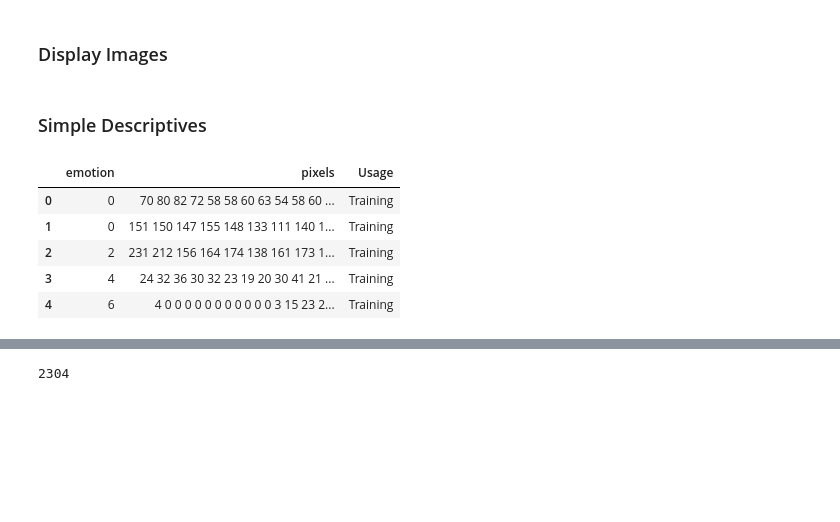
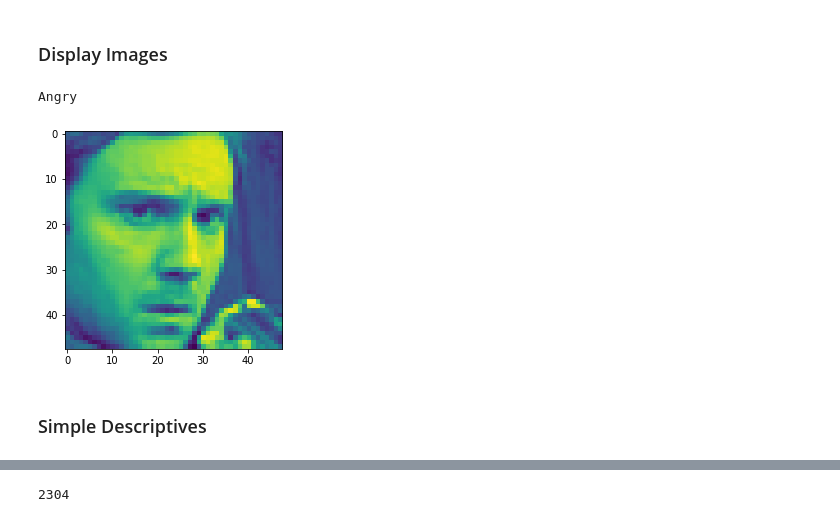
Before and after one commit to JaildoR/getthevibe_api, a Jupyter notebook: notebooks/JA_GTV-Experimental.ipynb, the cells around one changed output, grey strips where cells are left out. Saved outputs shown, nothing was run; the diff lists cells and outputs as text; code cells hidden in the pictures; blank space fills up the shorter version.

```diff
--- a/notebooks/JA_GTV-Experimental.ipynb
+++ b/notebooks/JA_GTV-Experimental.ipynb
@@ -38,21 +45,17 @@ FER2013_HEIGHT = 48
 # Function showing picture
 def show_image(index):
     """Shows the image and the emotion label of the index's instance."""
-    image = image_data.at[index, "pixels"].split(" ")
+    image = image_df.at[index, "pixels"].split(" ")
     image = np.reshape(image,(FER2013_WIDTH, FER2013_HEIGHT)).astype("float")
-    print(Emotions[image_data.at[index, "emotion"]])
+    print(Emotions[image_df.at[index, "emotion"]])
     plt.imshow(image)
+# %%
+show_image(0)
+# %% [output]
+Angry
+[figure, added]
 # %% [markdown]
 ###  Simple Descriptives
-# %%
-image_df.head(5)
-# %% [output]
-|  | emotion | pixels | Usage |
-| 0 | 0 | 70 80 82 72 58 58 60 63 54 58 60 ... | Training |
-| 1 | 0 | 151 150 147 155 148 133 111 140 1... | Training |
-| 2 | 2 | 231 212 156 164 174 138 161 173 1... | Training |
-| 3 | 4 | 24 32 36 30 32 23 19 20 30 41 21 ... | Training |
-| 4 | 6 | 4 0 0 0 0 0 0 0 0 0 0 0 3 15 23 2... | Training |
 # %%
 image_df.describe
 # %% [output]
```
Also changed, not shown: parts of 41 cells of this notebook, 1 other file.
